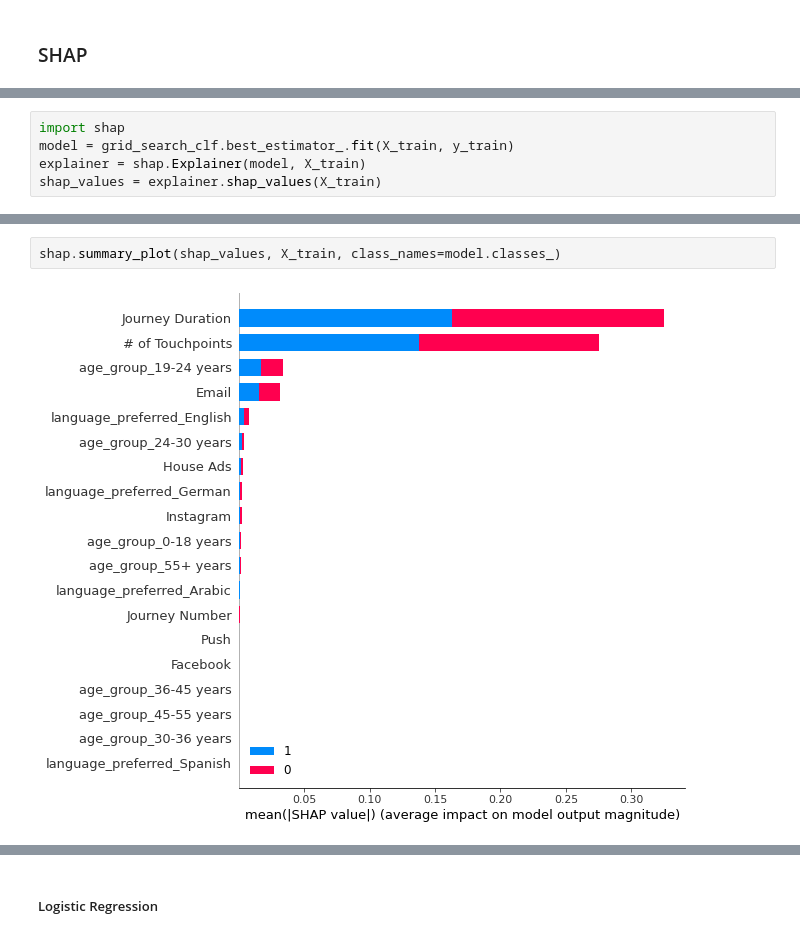
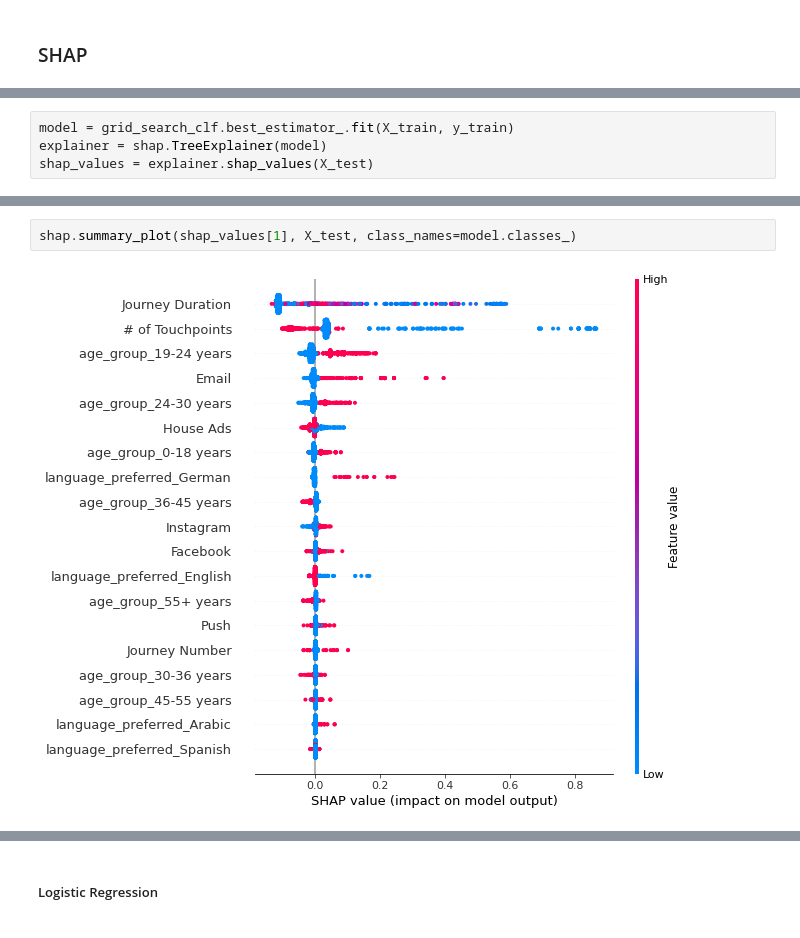
Before and after one commit to kevintunney/ISyE7406-GroupProject, a Jupyter notebook: data/notebook_mark.ipynb, the cells around one changed output, grey strips where cells are left out. Drawn from its saved outputs; the diff is of its cells as text.

Commit message:
adjusted shap plots

```diff
--- a/data/notebook_mark.ipynb
+++ b/data/notebook_mark.ipynb
@@ -169,5 +166,4 @@ show_model_output(grid_search_output= grid_search_xgb, num_to_show=10)
 # %%
-import shap
 model = grid_search_clf.best_estimator_.fit(X_train, y_train)
-explainer = shap.Explainer(model, X_train)
-shap_values = explainer.shap_values(X_train)
+explainer = shap.TreeExplainer(model)
+shap_values = explainer.shap_values(X_test)
@@ -174,4 +174,4 @@ shap_values = explainer.shap_values(X_train)
 # %%
-shap.summary_plot(shap_values, X_train, class_names=model.classes_)
+shap.summary_plot(shap_values[1], X_test, class_names=model.classes_)
 # %% [output]
-[figure, old version]
+[figure, new version]
```
Also changed, not shown: parts of 18 cells of this notebook.
